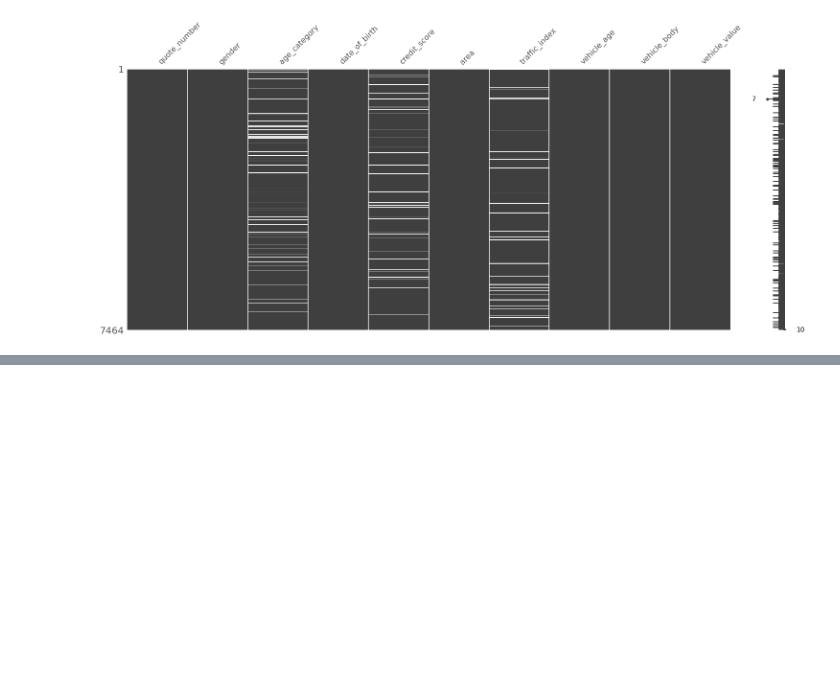
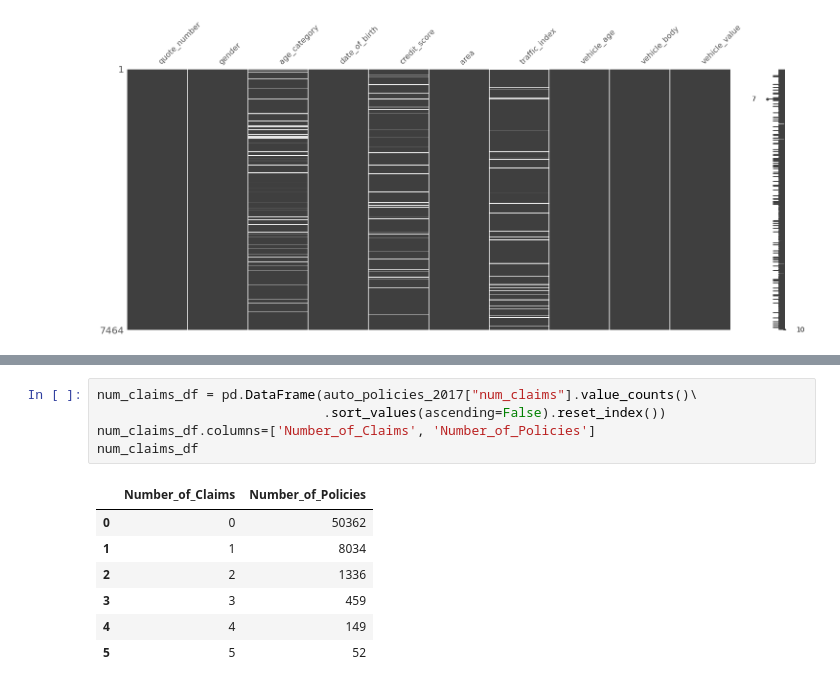
Before and after one commit to suhitasva/Auto_Insurance_Study, a Jupyter notebook: case_study_code_file.ipynb, the cells around one changed output, grey strips where cells are left out. Drawn from its saved outputs; the diff is of its cells as text; blank space fills up the shorter version.

```diff
--- a/case_study_code_file.ipynb
+++ b/case_study_code_file.ipynb
@@ -213,0 +247,13 @@ msno.matrix(auto_potential_2018)
+# %%
+num_claims_df = pd.DataFrame(auto_policies_2017["num_claims"].value_counts()\
+                             .sort_values(ascending=False).reset_index())
+num_claims_df.columns=['Number_of_Claims', 'Number_of_Policies']
+num_claims_df
+# %% [output]
+|  | Number_of_Claims | Number_of_Policies |
+| 0 | 0 | 50362 |
+| 1 | 1 | 8034 |
+| 2 | 2 | 1336 |
+| 3 | 3 | 459 |
+| 4 | 4 | 149 |
+| 5 | 5 | 52 |
```
Also changed, not shown: parts of 33 cells of this notebook.
